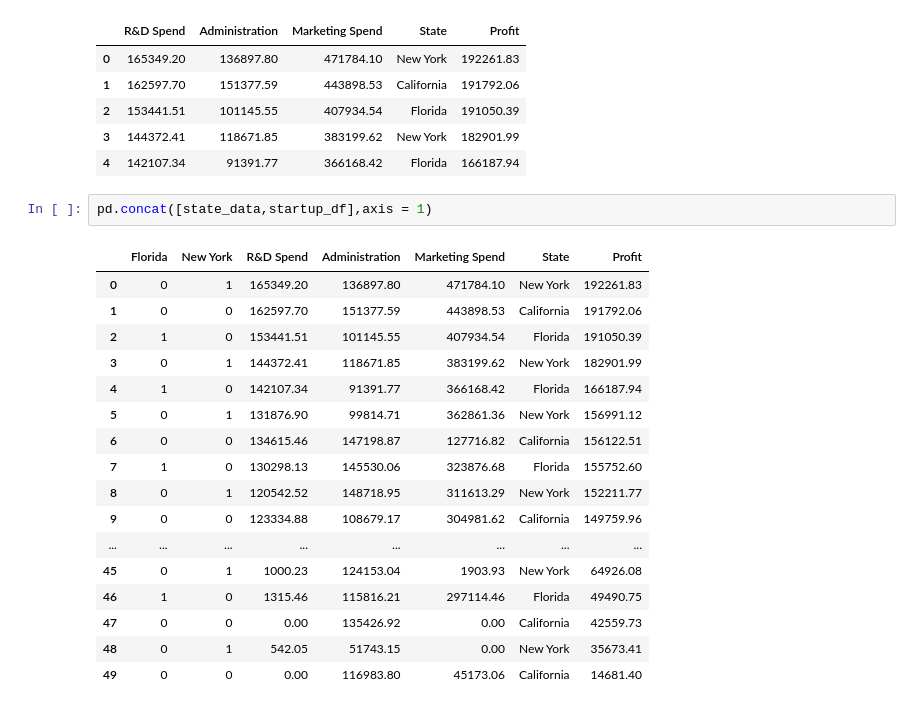
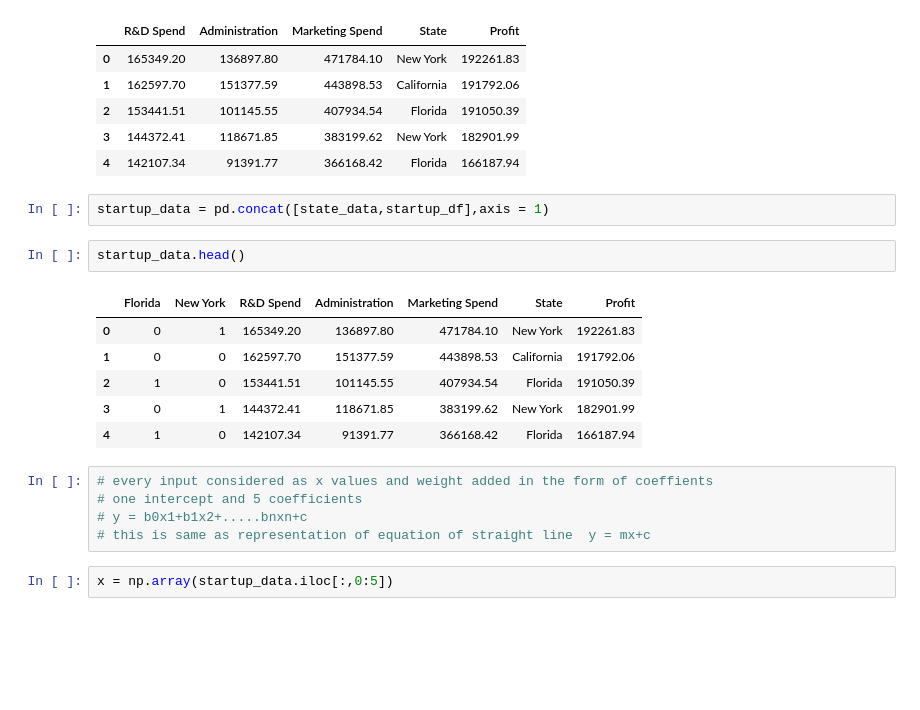
Before and after one commit to ganesh12112/ganesh12112, a Jupyter notebook: session_21_ai_and_ml_.ipynb, the cells around one changed output. Saved outputs shown, nothing was run; the diff lists cells and outputs as text; blank space fills up the shorter version.

```diff
--- a/session_21_ai_and_ml_.ipynb
+++ b/session_21_ai_and_ml_.ipynb
@@ -117,22 +122,20 @@ startup_df.head()
 | 3 | 144372.41 | 118671.85 | 383199.62 | New York | 182901.99 |
 | 4 | 142107.34 | 91391.77 | 366168.42 | Florida | 166187.94 |
 # %%
-pd.concat([state_data,startup_df],axis = 1)
+startup_data = pd.concat([state_data,startup_df],axis = 1)
-# %% [output]
-|  | Florida | New York | R&D Spend | Administration | Marketing Spend | State | Profit |
-| 0 | 0 | 1 | 165349.20 | 136897.80 | 471784.10 | New York | 192261.83 |
-| 1 | 0 | 0 | 162597.70 | 151377.59 | 443898.53 | California | 191792.06 |
-| 2 | 1 | 0 | 153441.51 | 101145.55 | 407934.54 | Florida | 191050.39 |
-| 3 | 0 | 1 | 144372.41 | 118671.85 | 383199.62 | New York | 182901.99 |
-| 4 | 1 | 0 | 142107.34 | 91391.77 | 366168.42 | Florida | 166187.94 |
-| 5 | 0 | 1 | 131876.90 | 99814.71 | 362861.36 | New York | 156991.12 |
-| 6 | 0 | 0 | 134615.46 | 147198.87 | 127716.82 | California | 156122.51 |
-| 7 | 1 | 0 | 130298.13 | 145530.06 | 323876.68 | Florida | 155752.60 |
-| 8 | 0 | 1 | 120542.52 | 148718.95 | 311613.29 | New York | 152211.77 |
-| 9 | 0 | 0 | 123334.88 | 108679.17 | 304981.62 | California | 149759.96 |
-| ... | ... | ... | ... | ... | ... | ... | ... |
-| 45 | 0 | 1 | 1000.23 | 124153.04 | 1903.93 | New York | 64926.08 |
-| 46 | 1 | 0 | 1315.46 | 115816.21 | 297114.46 | Florida | 49490.75 |
-| 47 | 0 | 0 | 0.00 | 135426.92 | 0.00 | California | 42559.73 |
-| 48 | 0 | 1 | 542.05 | 51743.15 | 0.00 | New York | 35673.41 |
-| 49 | 0 | 0 | 0.00 | 116983.80 | 45173.06 | California | 14681.40 |
+# %%
+startup_data.head()
+# %% [output]
+|  | Florida | New York | R&D Spend | Administration | Marketing Spend | State | Profit |
+| 0 | 0 | 1 | 165349.20 | 136897.80 | 471784.10 | New York | 192261.83 |
+| 1 | 0 | 0 | 162597.70 | 151377.59 | 443898.53 | California | 191792.06 |
+| 2 | 1 | 0 | 153441.51 | 101145.55 | 407934.54 | Florida | 191050.39 |
+| 3 | 0 | 1 | 144372.41 | 118671.85 | 383199.62 | New York | 182901.99 |
+| 4 | 1 | 0 | 142107.34 | 91391.77 | 366168.42 | Florida | 166187.94 |
+# %%
+# every input considered as x values and weight added in the form of coeffients
+# one intercept and 5 coefficients
+# y = b0x1+b1x2+.....bnxn+c
+# this is same as representation of equation of straight line  y = mx+c
+# %%
+x = np.array(startup_data.iloc[:,0:5])
```
Also changed, not shown: parts of 24 cells of this notebook.
